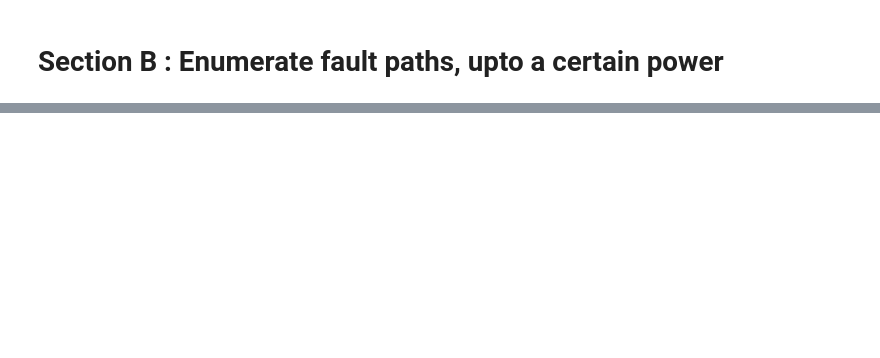
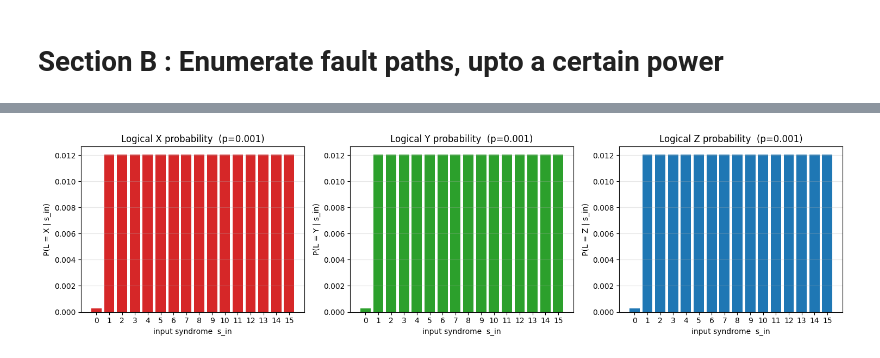
Before and after one commit to YommoY-official/MPQMasters, a Jupyter notebook: ECcode/twogate_513.ipynb, the cells around one changed output, grey strips where cells are left out. Drawn from its saved outputs; the diff is of its cells as text; code cells hidden in the pictures; blank space fills up the shorter version.

Commit message:
updated twogate_513.ipynb file. added logicalerroranalysev2.ipynb

```diff
--- a/ECcode/twogate_513.ipynb
+++ b/ECcode/twogate_513.ipynb
@@ -117,11 +117,11 @@ X_L = XXXXX    Z_L = ZZZZZ
 # Each Pi is a 5-character string with characters in {I, X, Y, Z}.
 
 P1 = 'IIIII'   # fault before FTEC_a  (sets incoming syndrome of Z exRec)
-P2 = 'YIXII'   # fault between FTEC_a and Z gate
+P2 = 'IIIII'   # fault between FTEC_a and Z gate
 P3 = 'IIIII'   # fault between Z gate and star decoder (*)
-P4 = 'IIIII'   # fault between FTEC_b and X gate
+P4 = 'IXIII'   # fault between FTEC_b and X gate
 P5 = 'IIIII'   # fault between X gate and FTEC_c
-P6 = 'YIXII'   # fault after FTEC_c (output data error, not corrected)
+P6 = 'IIIII'   # fault after FTEC_c (output data error, not corrected)
 # ============================================================
 # %%
 # ============================================================
@@ -317,0 +422,78 @@ print(sep2)
+# %%
+
+# ============================================================
+#  Section B (cont.): 2-Pauli error enumeration — X exRec
+# ============================================================
+# Two of 15 locations non-identity. Paths/s_in: C(15,2)*9 = 945.
+# Probability per path: p^2 * (1-p)^13
+# ============================================================
+
+from itertools import combinations
+import matplotlib.pyplot as plt
+
+M2_counts = np.zeros((16, 64), dtype=int)
+
+def place_pauli(arrays, loc_idx, xb, zb):
+    pos = loc_idx // 5
+    q   = loc_idx % 5
+    arrays[pos][0][q] ^= xb
+    arrays[pos][1][q] ^= zb
+
+for s_in in range(16):
+    Ux_in, Uz_in = CORRECTIONS[s_in]
+    for loc1, loc2 in combinations(range(15), 2):
+        for xb1, zb1 in NON_ID:
+            for xb2, zb2 in NON_ID:
+                xP4 = np.zeros(5, dtype=int); zP4 = np.zeros(5, dtype=int)
+                xP5 = np.zeros(5, dtype=int); zP5 = np.zeros(5, dtype=int)
+                xP6 = np.zeros(5, dtype=int); zP6 = np.zeros(5, dtype=int)
+                arrays = [(xP4, zP4), (xP5, zP5), (xP6, zP6)]
+                place_pauli(arrays, loc1, xb1, zb1)
+                place_pauli(arrays, loc2, xb2, zb2)
+
+                xE, zE = pauli_mul(Ux_in, Uz_in, xP4, zP4)
+                xE, zE = pauli_mul(xE, zE, xP5, zP5)
+                xE, zE = pauli_mul(xE, zE, xP6, zP6)
+
+                s_out = compute_syndrome(xE, zE)
+                Qx, Qz = CORRECTIONS[s_out]
+                xRes, zRes = pauli_mul(Qx, Qz, xE, zE)
+                L_X, _ = logical_class(xRes, zRes)
+
+                M2_counts[s_in, L_X * 16 + s_out] += 1
+
+print(f"2-Pauli row sums (expect 945): {M2_counts.sum(axis=1).tolist()}")
+
+# Total prob (order ≤ 2), marginalize over s_out
+p_val = 1e-3
+w1 = p_val * (1 - p_val)**14
+w2 = p_val**2 * (1 - p_val)**13
+M_total = M_counts * w1 + M2_counts * w2
+
+P_marginal = np.zeros((16, 4))
+for s_in in range(16):
+    for L in range(4):
+        P_marginal[s_in, L] = M_total[s_in, L*16:(L+1)*16].sum()
+
+print()
+print(f"P(L | s_in)  at p = {p_val}")
+print(f"{'s_in':>4}  {'P(I)':>12}  {'P(X)':>12}  {'P(Y)':>12}  {'P(Z)':>12}")
+for s_in in range(16):
+    print(f"{s_in:4d}  " + "  ".join(f"{P_marginal[s_in, L]:12.4e}" for L in range(4)))
+
+# Plot P(L=X), P(L=Y), P(L=Z) vs input syndrome
+s_in_axis = np.arange(16)
+fig, axes = plt.subplots(1, 3, figsize=(15, 4))
+labels = ['X', 'Y', 'Z']
+colors = ['tab:red', 'tab:green', 'tab:blue']
+for i, (lbl, color) in enumerate(zip(labels, colors)):
+    L_idx = i + 1
+    axes[i].bar(s_in_axis, P_marginal[:, L_idx], color=color)
+    axes[i].set_xlabel('input syndrome  s_in')
+    axes[i].set_ylabel(f'P(L = {lbl} | s_in)')
+    axes[i].set_title(f'Logical {lbl} probability  (p={p_val})')
+    axes[i].set_xticks(s_in_axis)
+    axes[i].grid(axis='y', alpha=0.3)
+plt.tight_layout()
+plt.show()
+# %% [output]
@@ -317,0 +520 @@ print(sep2)
+[figure, added]
```
Also changed, not shown: parts of 5 cells of this notebook, 1 other file.
